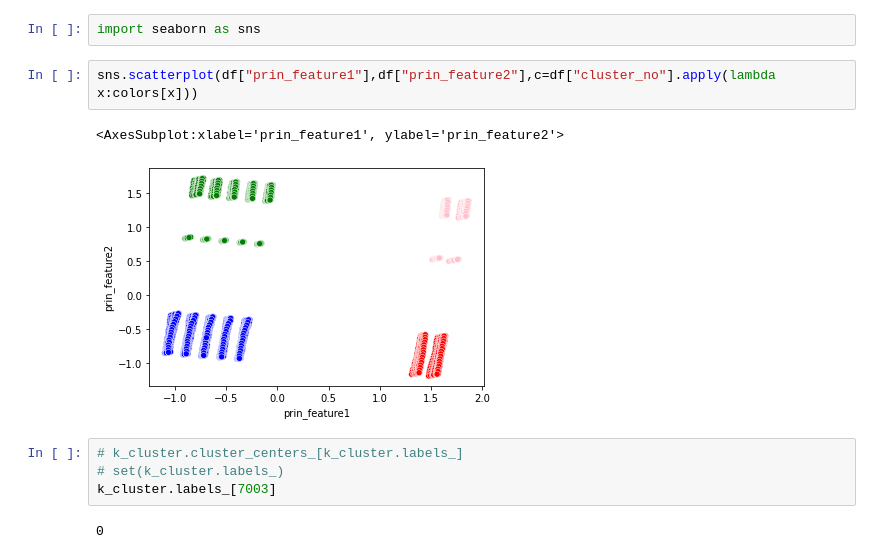
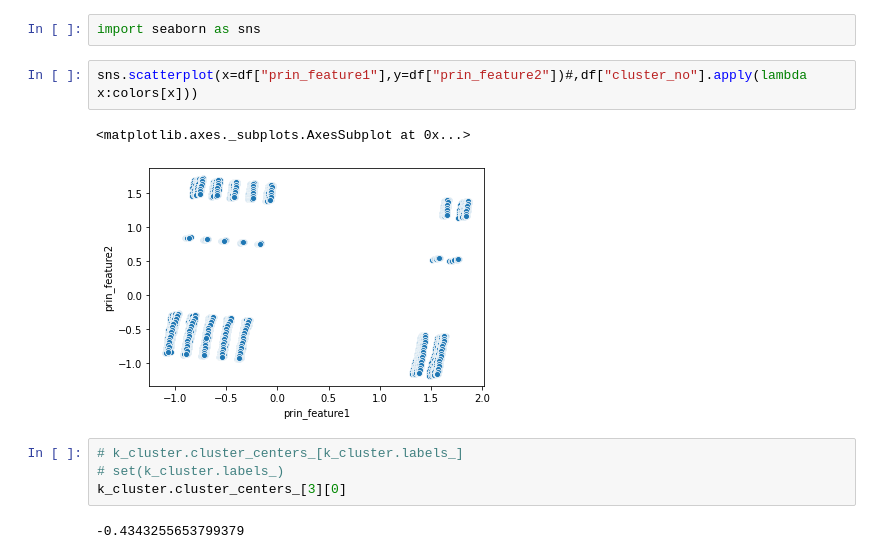
Before and after one commit to vishalraut88/Anomaly-Detection, a Jupyter notebook: Anomaly Detection.ipynb, the cells around one changed output. Drawn from its saved outputs; the diff is of its cells as text.

```diff
--- a/Anomaly Detection.ipynb
+++ b/Anomaly Detection.ipynb
@@ -76,16 +99,16 @@ colors = {0:'red', 1:'blue', 2:'green', 3:'pink'}
 # %%
 import seaborn as sns
 # %%
-sns.scatterplot(df["prin_feature1"],df["prin_feature2"],c=df["cluster_no"].apply(lambda x:colors[x]))
+sns.scatterplot(x=df["prin_feature1"],y=df["prin_feature2"])#,df["cluster_no"].apply(lambda x:colors[x]))
 # %% [output]
-<AxesSubplot:xlabel='prin_feature1', ylabel='prin_feature2'>
+<matplotlib.axes._subplots.AxesSubplot at 0x...>
-[figure, old version]
+[figure, new version]
 # %%
 # k_cluster.cluster_centers_[k_cluster.labels_]
 # set(k_cluster.labels_)
-k_cluster.labels_[7003]
+k_cluster.cluster_centers_[3][0]
 # %% [output]
-0
+-0.4343255653799379
 # %%
 df["cluster_no"].value_counts()
 # %% [output]
```
Also changed, not shown: parts of 19 cells of this notebook.
